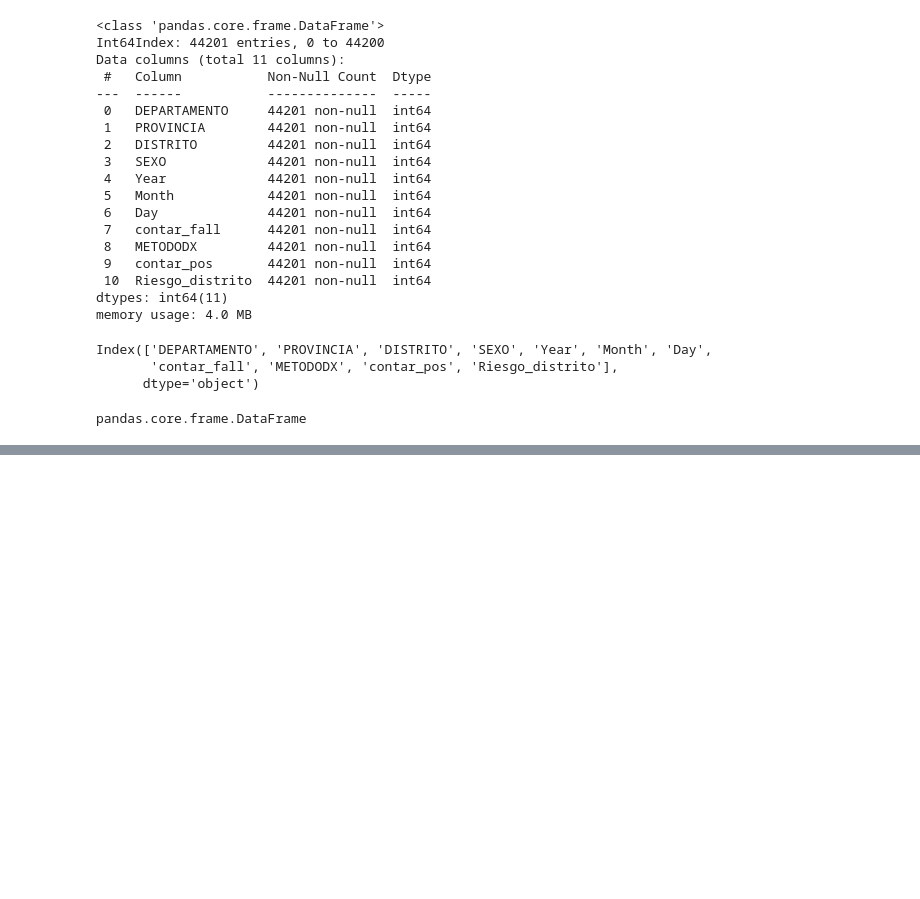
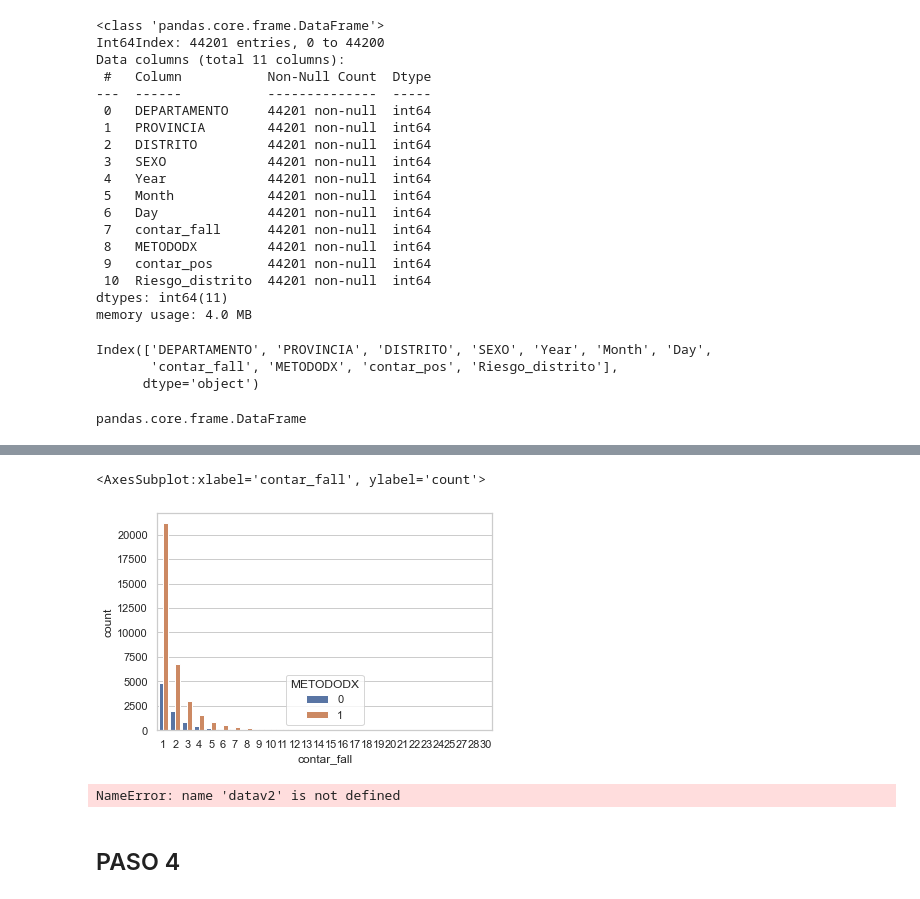
Before and after one commit to KevinRamosRivas/BI-UNMSM, a Jupyter notebook: Eq.B_Paso2_Report_COVID.ipynb, the cells around one changed output, grey strips where cells are left out. Drawn from its saved outputs; the diff is of its cells as text; code cells hidden in the pictures; blank space fills up the shorter version.

```diff
--- a/Eq.B_Paso2_Report_COVID.ipynb
+++ b/Eq.B_Paso2_Report_COVID.ipynb
@@ -542 +543,16 @@ sns.countplot(x='contar_fall',data=data,hue='SEXO')
 [figure]
+# %%
+sns.countplot(x='contar_fall',data=data,hue='METODODX')
+# %% [output]
+<AxesSubplot:xlabel='contar_fall', ylabel='count'>
+[figure, added]
+# %%
+super=pd.value_counts(datav2[datav2['SEXO'] == '0']['contar_fall'])
+plt.figure(figsize=(10,12))
+plt.pie(super,labels=super.index)
+plt.title("Cantidad de fallecidos por sexo")
+plt.show()
+# %% [output]
+NameError: name 'datav2' is not defined
+# %% [markdown]
+## PASO 4
```
Also changed, not shown: parts of 12 cells of this notebook, 3 other files.
